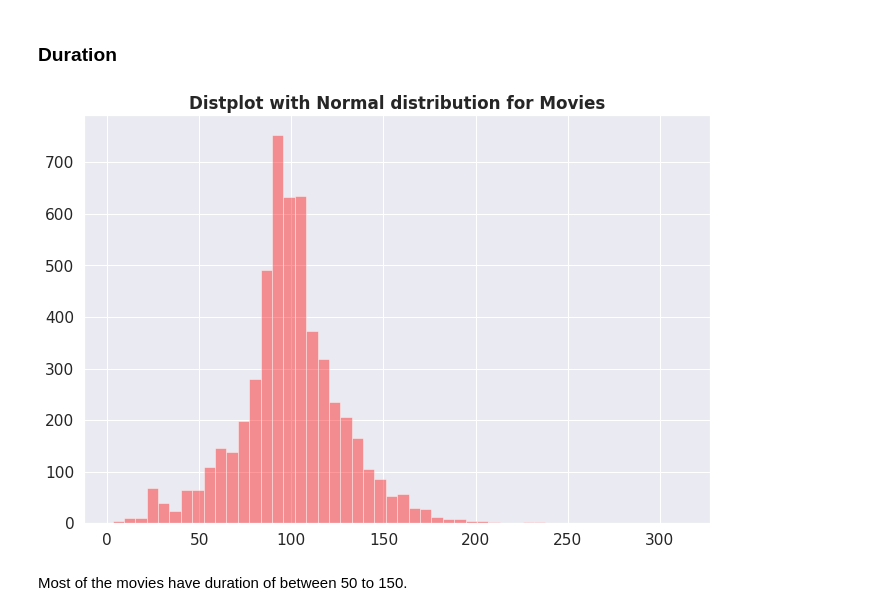
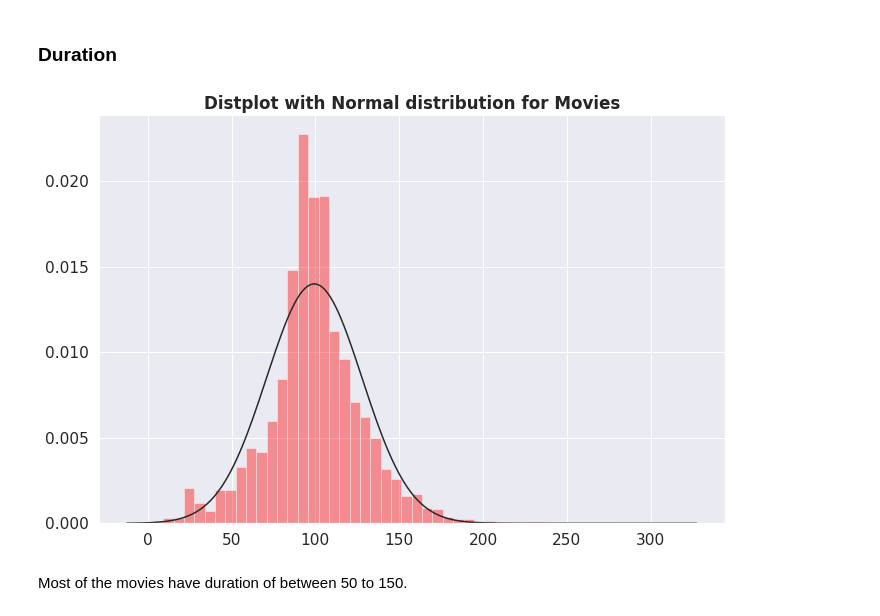
Before and after one commit to Anupam8858/NETFLIX-MOVIES-AND-TV-SHOWS-CLUSTERING, a Jupyter notebook: NETFLIX_MOVIES_AND_TV_SHOWS_CLUSTERING.ipynb, the cells around one changed output. Cells and saved outputs as stored; diff of their text form; code cells hidden in the pictures.

```diff
--- a/NETFLIX_MOVIES_AND_TV_SHOWS_CLUSTERING.ipynb
+++ b/NETFLIX_MOVIES_AND_TV_SHOWS_CLUSTERING.ipynb
@@ -212,3 +211,6 @@ dataset.drop(['date_added'],axis=1,inplace=True)
 # %%
 # Lets retrieve just the first country
 dataset['principal_country'] = dataset['country'].apply(lambda x: x.split(",")[0])
+# %%
+# Lets retrieve just the first actor/actress from the cast
+dataset['actor/actress'] = dataset['cast'].apply(lambda x: x.split(",")[0])
@@ -443,12 +440,12 @@ ax.barh(content_data_ratio.index, content_data_ratio['TV Show'], left=content_da
 # %%
 # Checking the distribution of Movie Durations
 plt.figure(figsize=(10,7))
 # Regular Expression pattern \d is a regex pattern for digit + is a regex pattern for at leas
-sns.distplot(movies['duration'].str.extract('(\d+)'),kde=False, color=['red'])
+sns.distplot(movies['duration'].str.extract('(\d+)'),fit=norm, kde=False, color=['red'])
 plt.title('Distplot with Normal distribution for Movies',fontweight="bold")
 plt.show()
 # %% [output]
-[figure, old version]
+[figure, new version]
 # %% [markdown]
 Most of the movies have duration of between 50 to 150.
 # %%
```
Also changed, not shown: parts of 23 cells of this notebook.
